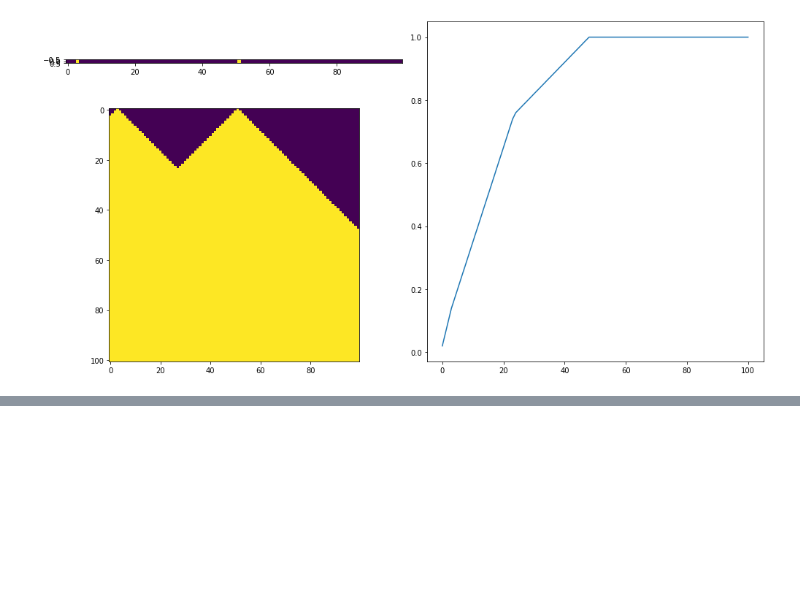
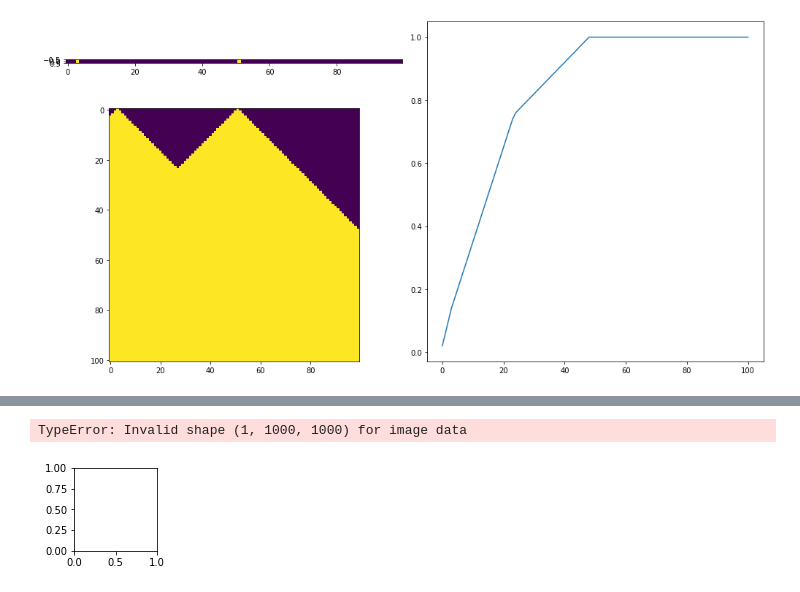
Before and after one commit to McMasterCMS/cellular-automata-crystallization, a Jupyter notebook: master_notebook.ipynb, the cells around one changed output, grey strips where cells are left out. Saved outputs shown, nothing was run; the diff lists cells and outputs as text; code cells hidden in the pictures; blank space fills up the shorter version.

```diff
--- a/master_notebook.ipynb
+++ b/master_notebook.ipynb
@@ -94,0 +95,5 @@ tools.display_growth_2D(state_history)
+# %%
+tools.animate_growth(state_history)
+# %% [output]
+TypeError: Invalid shape (1, 1000, 1000) for image data
+[figure, added]
```
Also changed, not shown: parts of 1 cell of this notebook, 3 other files.
